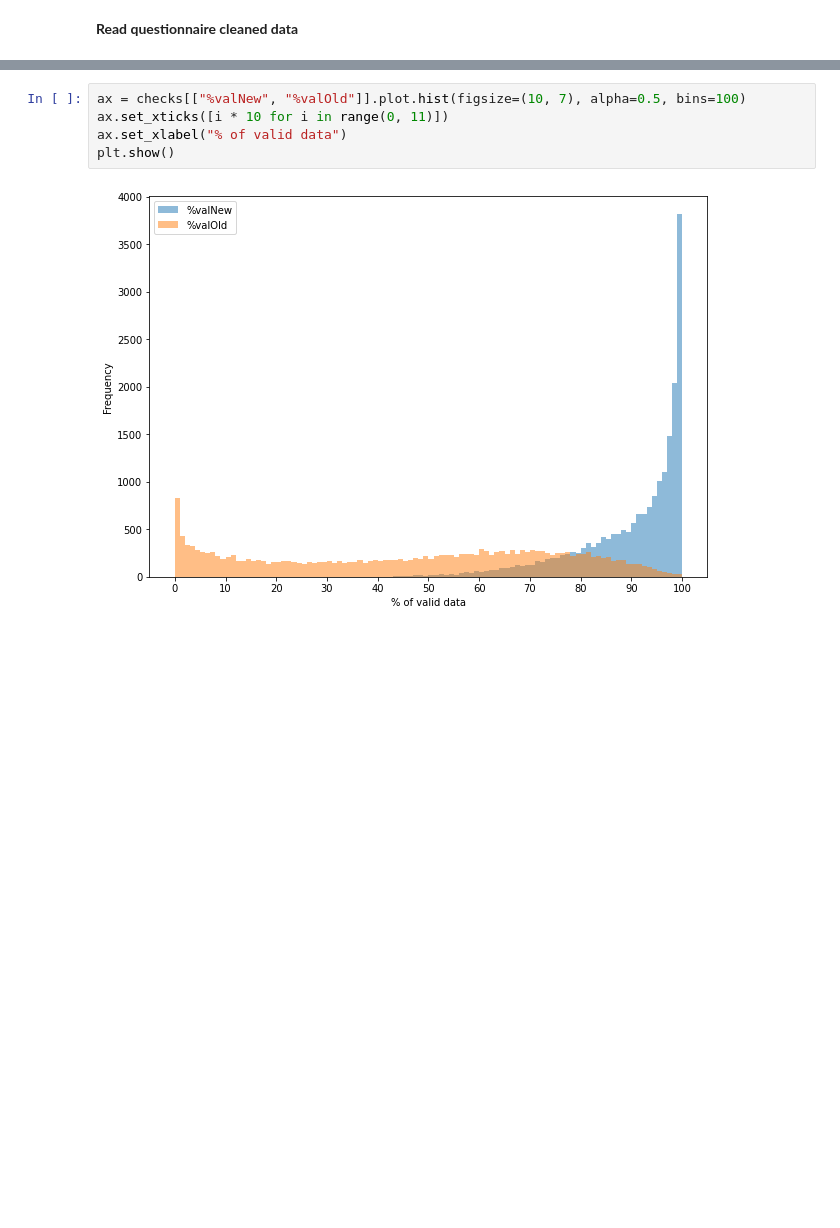
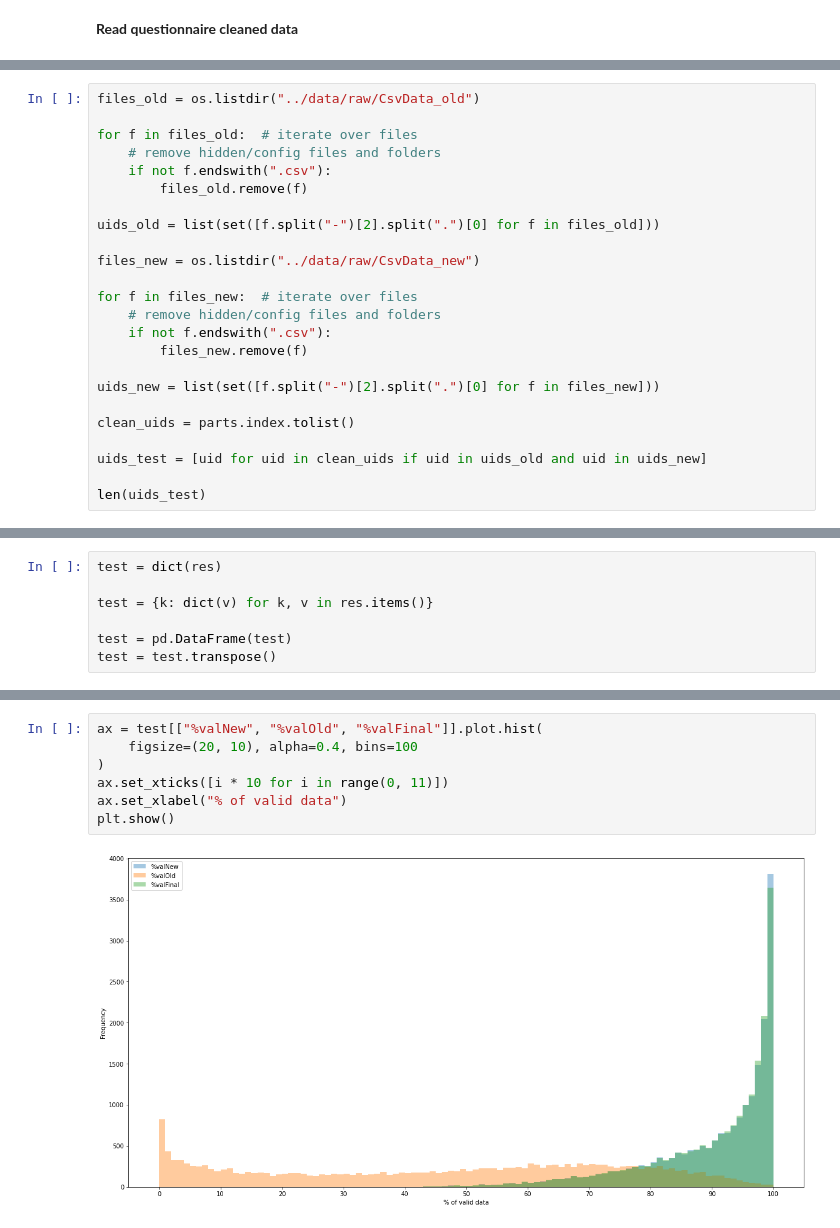
Before and after one commit to mvidaldp/msw-bmbf_da, a Jupyter notebook: checks/check_valid.ipynb, the cells around one changed output, grey strips where cells are left out. Saved outputs shown, nothing was run; the diff lists cells and outputs as text; blank space fills up the shorter version.

Commit message:
Rename old notebook, update valid checks between old, new and final raycasts, include dataset splits for raycasting

```diff
--- a/checks/check_valid.ipynb
+++ b/checks/check_valid.ipynb
@@ -69,3 +92,27 @@ quests
 | dba04b626e4c4c6e89aea4fb1f9cc32b | 2019-12-30 13:50:37 | 84 | 89 | 61 | 92 | Male | 73 | 0 | 55 | 0 | ... |
 | 18ffb0abdc8642098c479380bfa533d1 | 2020-01-03 16:16:41 | 88 | 83 | 94 | 33 | Female | 32 | 0 | 2 | 1 | ... |
 9507 rows × 14 columns
+# %%
+files_old = os.listdir("../data/raw/CsvData_old")
+
+for f in files_old:  # iterate over files
+    # remove hidden/config files and folders
+    if not f.endswith(".csv"):
+        files_old.remove(f)
+
+uids_old = list(set([f.split("-")[2].split(".")[0] for f in files_old]))
+
+files_new = os.listdir("../data/raw/CsvData_new")
+
+for f in files_new:  # iterate over files
+    # remove hidden/config files and folders
+    if not f.endswith(".csv"):
+        files_new.remove(f)
+
+uids_new = list(set([f.split("-")[2].split(".")[0] for f in files_new]))
+
+clean_uids = parts.index.tolist()
+
+uids_test = [uid for uid in clean_uids if uid in uids_old and uid in uids_new]
+
+len(uids_test)
@@ -71,0 +181,7 @@ quests
+# %%
+test = dict(res)
+
+test = {k: dict(v) for k, v in res.items()}
+
+test = pd.DataFrame(test)
+test = test.transpose()
@@ -72,7 +204,9 @@ quests
 # %%
-ax = checks[["%valNew", "%valOld"]].plot.hist(figsize=(10, 7), alpha=0.5, bins=100)
+ax = test[["%valNew", "%valOld", "%valFinal"]].plot.hist(
+    figsize=(20, 10), alpha=0.4, bins=100
+)
 ax.set_xticks([i * 10 for i in range(0, 11)])
 ax.set_xlabel("% of valid data")
 plt.show()
 # %% [output]
-[figure, old version]
+[figure, new version]
```
Also changed, not shown: parts of 7 cells of this notebook, 3 other files.
